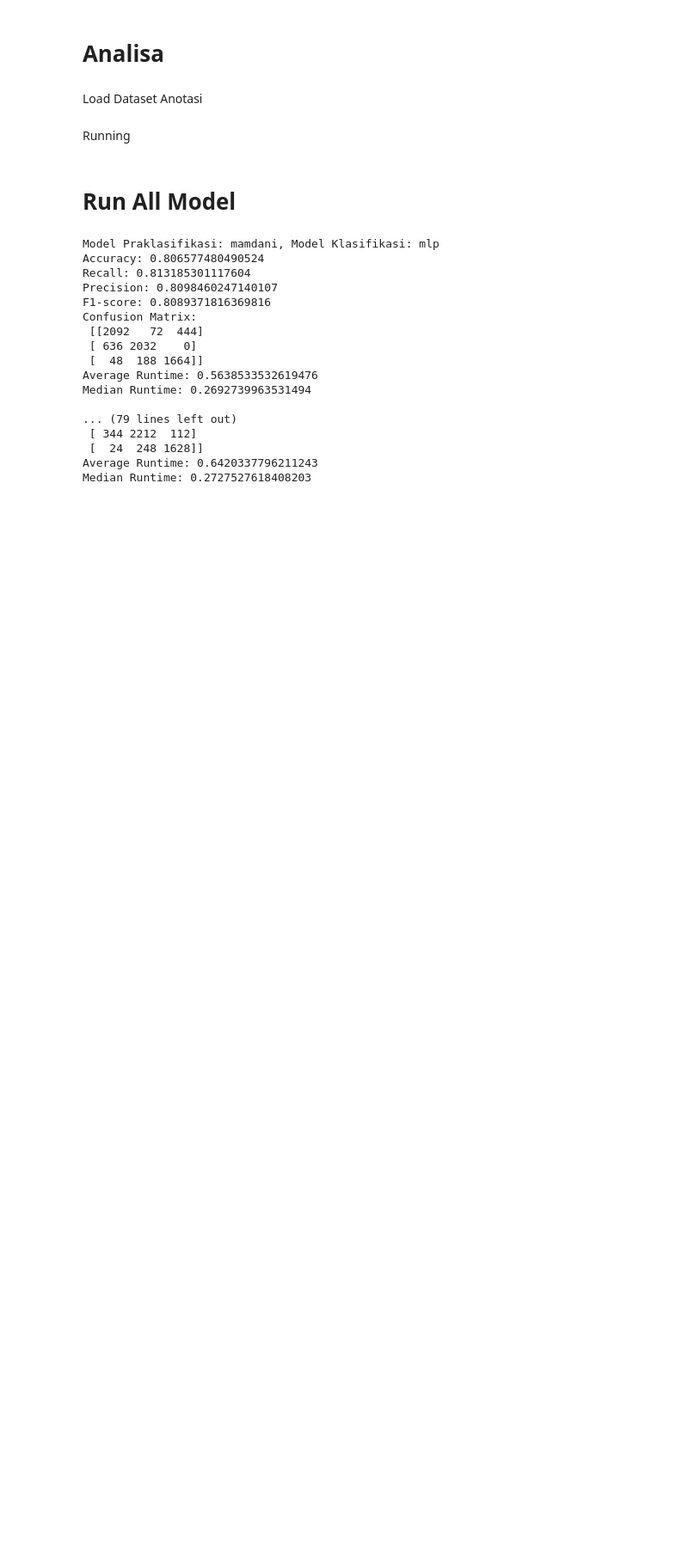
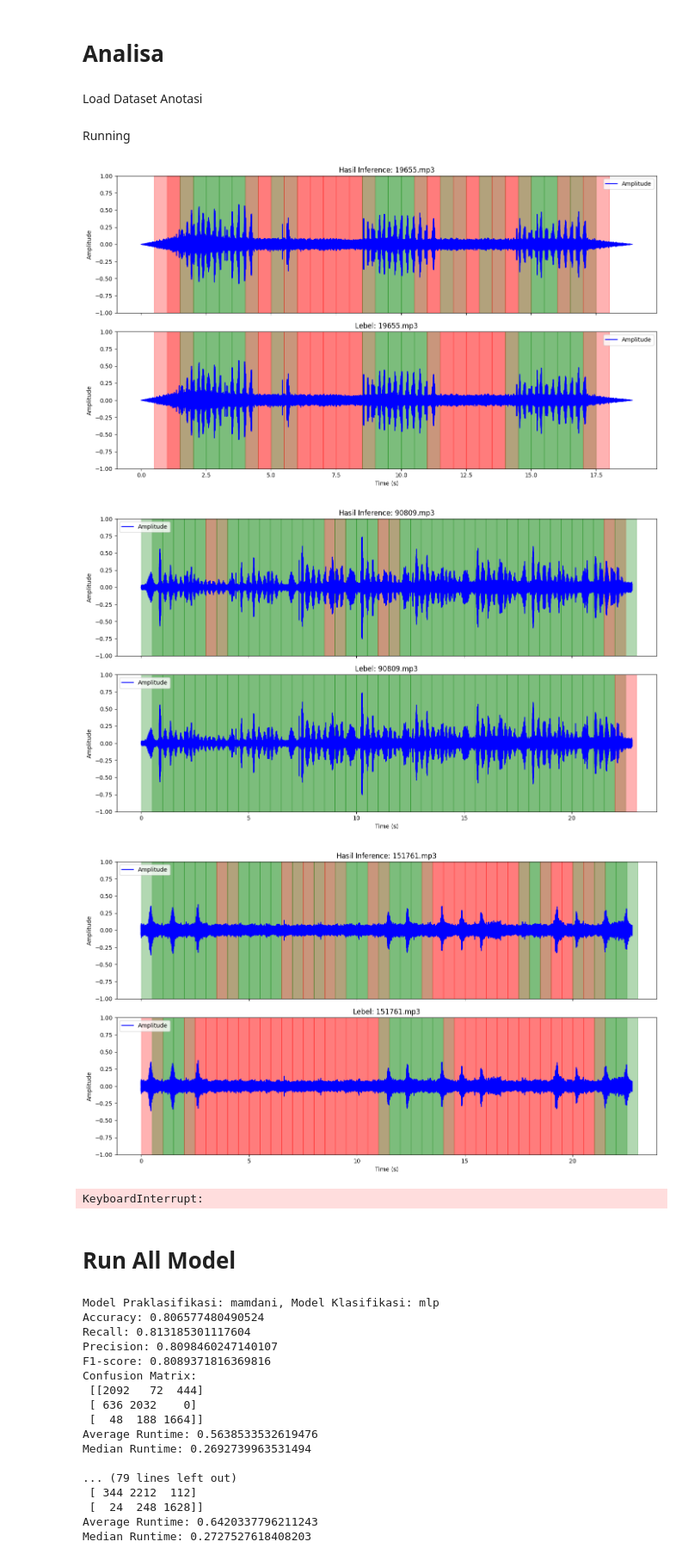
Before and after one commit to FathanAM0/Dasar-Kecerdasan-Artificial_Tugas-Besar, a Jupyter notebook: code_Main.ipynb, the cells around one changed output. Shown at 86% size. Saved outputs shown, nothing was run; the diff lists cells and outputs as text; code cells hidden in the pictures; blank space fills up the shorter version.

Commit message:
File result

```diff
--- a/code_Main.ipynb
+++ b/code_Main.ipynb
@@ -374,22 +374,27 @@ for data_raw in dataset_raw_conc:
         'label_timestamp': label_timestamp
     })
 # %%
-# list_result = []
+list_result = []
 
-# for data_raw in dataset_raw_conc_adj:
-#     hasil_inferensi = single_inference(data_raw["path"])
-#     path_infer = data_raw["path"]
-#     result_infer = hasil_inferensi
-#     path_label = data_raw["path"]
-#     result_label = data_raw["label_timestamp"]
+for data_raw in dataset_raw_conc_adj:
+    hasil_inferensi = single_inference(data_raw["path"], "mamdani", "lgbm")
+    path_infer = data_raw["path"]
+    result_infer = hasil_inferensi
+    path_label = data_raw["path"]
+    result_label = data_raw["label_timestamp"]
 
-#     list_result.append({
-#         "path": path_infer,
-#         "pred": result_infer,
-#         "label": result_label
-#     })
+    list_result.append({
+        "path": path_infer,
+        "pred": result_infer,
+        "label": result_label
+    })
 
-#     plot_compare(path_infer, result_infer, path_label, result_label)
+    plot_compare(path_infer, result_infer, path_label, result_label)
+# %% [output]
+[figure, added]
+[figure, added]
+[figure, added]
+KeyboardInterrupt:
 # %%
 # y_all = []
 
```
Also changed, not shown: parts of 1 cell of this notebook, 2 other files.
